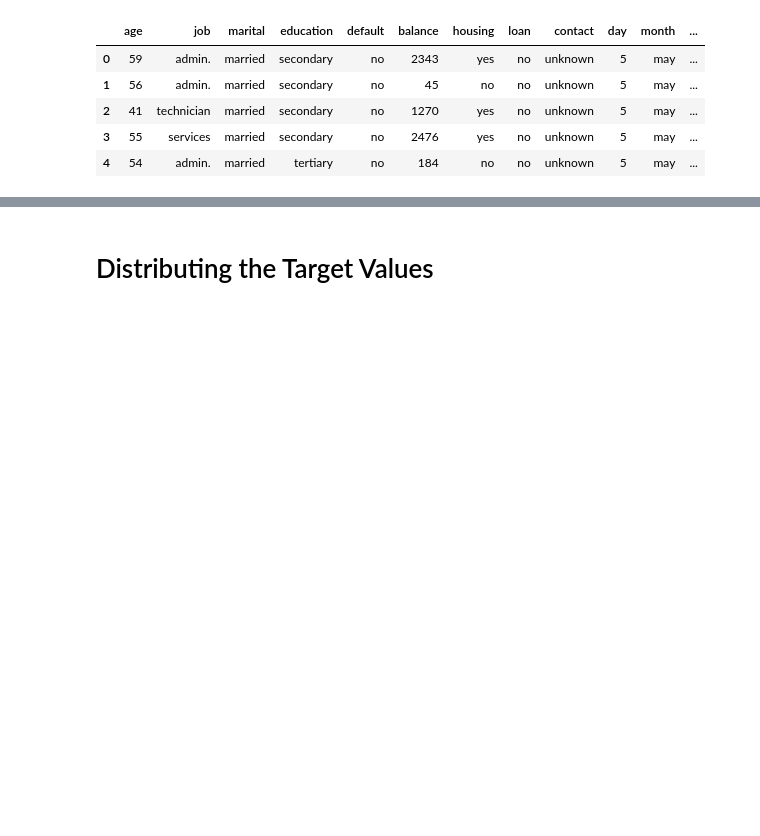
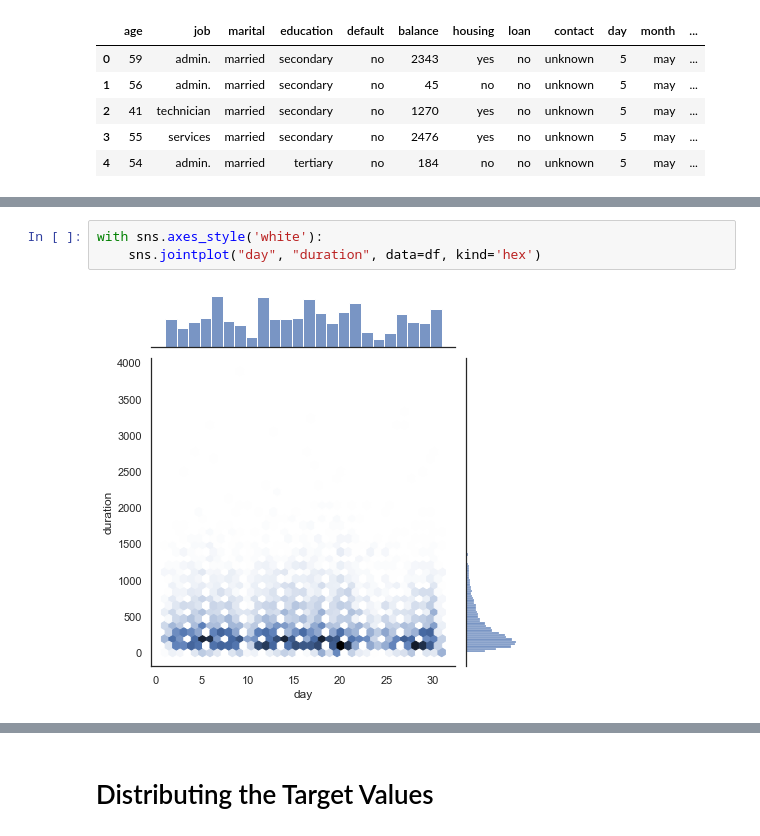
Before and after one commit to Ashraf-Khabar/bank-marketing-data-analysis, a Jupyter notebook: model/model.ipynb, the cells around one changed output, grey strips where cells are left out. Saved outputs shown, nothing was run; the diff lists cells and outputs as text; blank space fills up the shorter version.

```diff
--- a/model/model.ipynb
+++ b/model/model.ipynb
@@ -26,0 +37,5 @@ DF Shape :  (11162, 17)
+# %%
+with sns.axes_style('white'):
+    sns.jointplot("day", "duration", data=df, kind='hex')
+# %% [output]
+[figure, added]
```
Also changed, not shown: parts of 5 cells of this notebook.
